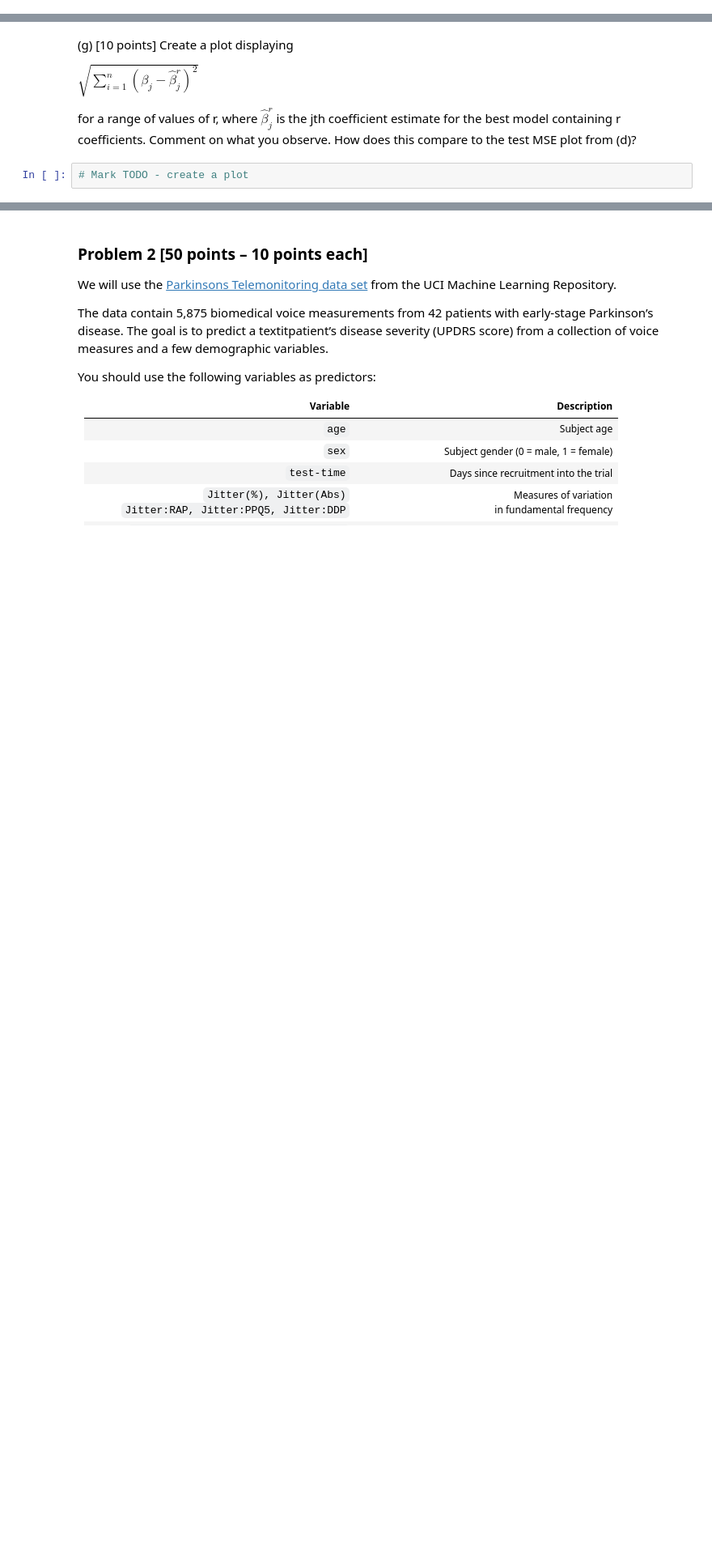
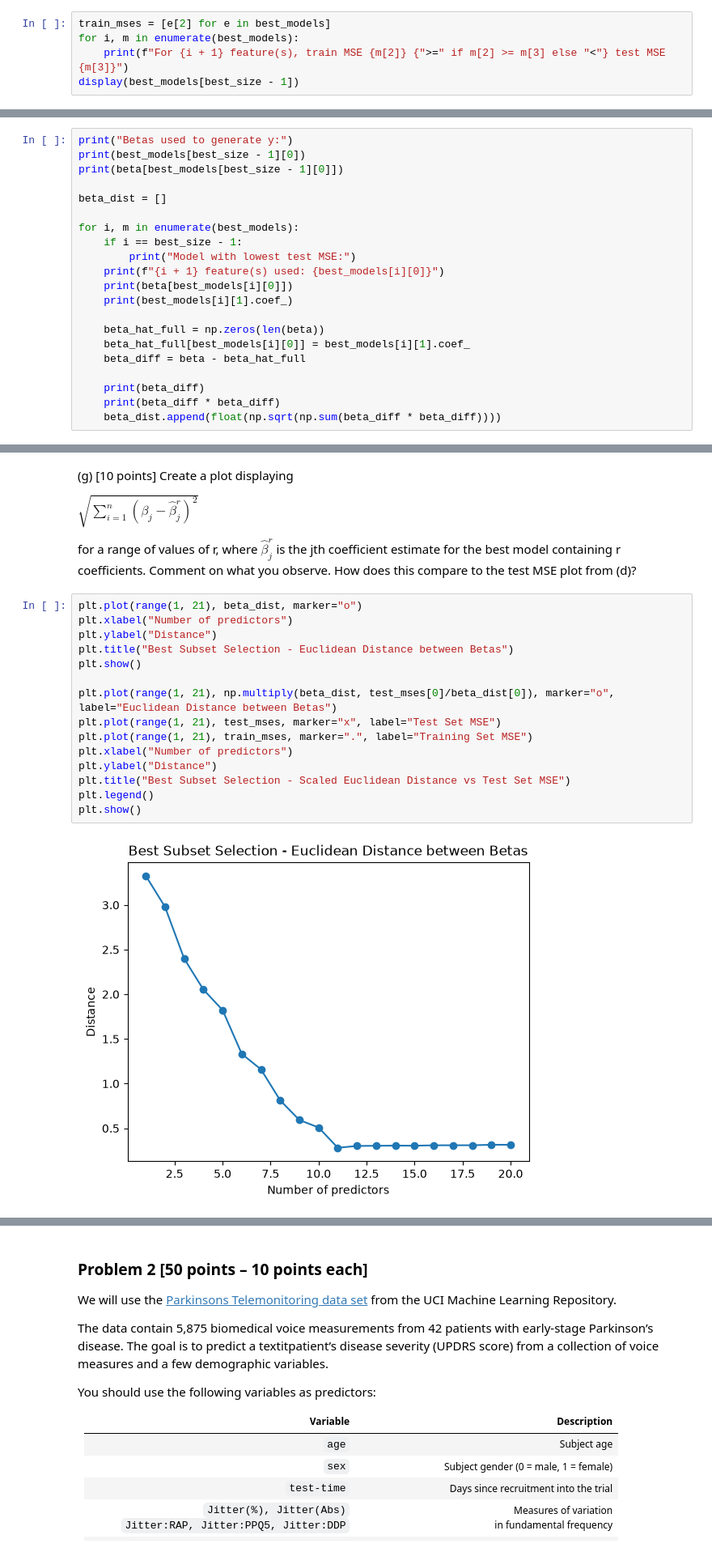
Before and after one commit to uiuc-msynowiec/cs598_psl, a Jupyter notebook: CodingAssignments/CA2/CS598_PSL_CA_2.ipynb, the cells around one changed output, grey strips where cells are left out. Shown at 81% size. Cells and saved outputs as stored; diff of their text form; blank space fills up the shorter version.

Commit message:
Check in final CA2 on main with generated pdf.

```diff
--- a/CodingAssignments/CA2/CS598_PSL_CA_2.ipynb
+++ b/CodingAssignments/CA2/CS598_PSL_CA_2.ipynb
@@ -39,3 +92,8 @@ $MSE = {\frac 1 n} \sum\limits_{i=1}^n (y_i − \hat{y}_i)^2$
 (e) [5 points] For which model size does the test set MSE take on its minimum value? Comment on your results.
 
 Remark: If it takes on its minimum value for a model containing only an intercept or a model containing all of the features, then play around with the way that you are generating the data in (a) until you come up with a scenario in which the test set MSE is minimized for an intermediate model size.
+# %%
+train_mses = [e[2] for e in best_models]
+for i, m in enumerate(best_models):
+    print(f"For {i + 1} feature(s), train MSE {m[2]} {">=" if m[2] >= m[3] else "<"} test MSE {m[3]}")
+display(best_models[best_size - 1])
@@ -44,2 +129,23 @@ Mark TODO - comment on results
 # %% [markdown]
 (f) [5 points] How does the model at which the test set MSE is minimized compare to the true model used to generate the data? Comment on the coefficient values.
+# %%
+print("Betas used to generate y:")
+print(best_models[best_size - 1][0])
+print(beta[best_models[best_size - 1][0]])
+
+beta_dist = []
+
+for i, m in enumerate(best_models):
+    if i == best_size - 1:
+        print("Model with lowest test MSE:")
+    print(f"{i + 1} feature(s) used: {best_models[i][0]}")
+    print(beta[best_models[i][0]])
+    print(best_models[i][1].coef_)
+
+    beta_hat_full = np.zeros(len(beta))
+    beta_hat_full[best_models[i][0]] = best_models[i][1].coef_
+    beta_diff = beta - beta_hat_full
+
+    print(beta_diff)
+    print(beta_diff * beta_diff)
+    beta_dist.append(float(np.sqrt(np.sum(beta_diff * beta_diff))))
@@ -52,4 +180,19 @@ $\sqrt{\sum\limits_{i=1}^n (\beta_j − \hat{\beta}^r_j)^2}$
 
 for a range of values of r, where $\hat{\beta}^r_j$ is the jth coefficient estimate for the best model containing r coefficients. Comment on what you observe. How does this compare to the test MSE plot from (d)?
 # %%
-# Mark TODO - create a plot
+plt.plot(range(1, 21), beta_dist, marker="o")
+plt.xlabel("Number of predictors")
+plt.ylabel("Distance")
+plt.title("Best Subset Selection - Euclidean Distance between Betas")
+plt.show()
+
+plt.plot(range(1, 21), np.multiply(beta_dist, test_mses[0]/beta_dist[0]), marker="o", label="Euclidean Distance between Betas")
+plt.plot(range(1, 21), test_mses, marker="x", label="Test Set MSE")
+plt.plot(range(1, 21), train_mses, marker=".", label="Training Set MSE")
+plt.xlabel("Number of predictors")
+plt.ylabel("Distance")
+plt.title("Best Subset Selection - Scaled Euclidean Distance vs Test Set MSE")
+plt.legend()
+plt.show()
+# %% [output]
+[figure, added]
```
Also changed, not shown: parts of 19 cells of this notebook, 1 other file.
